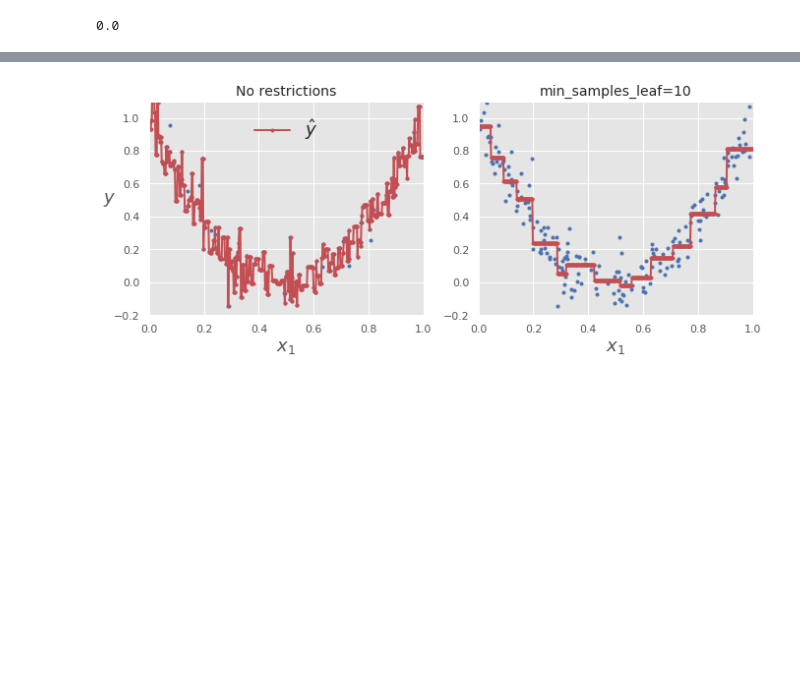
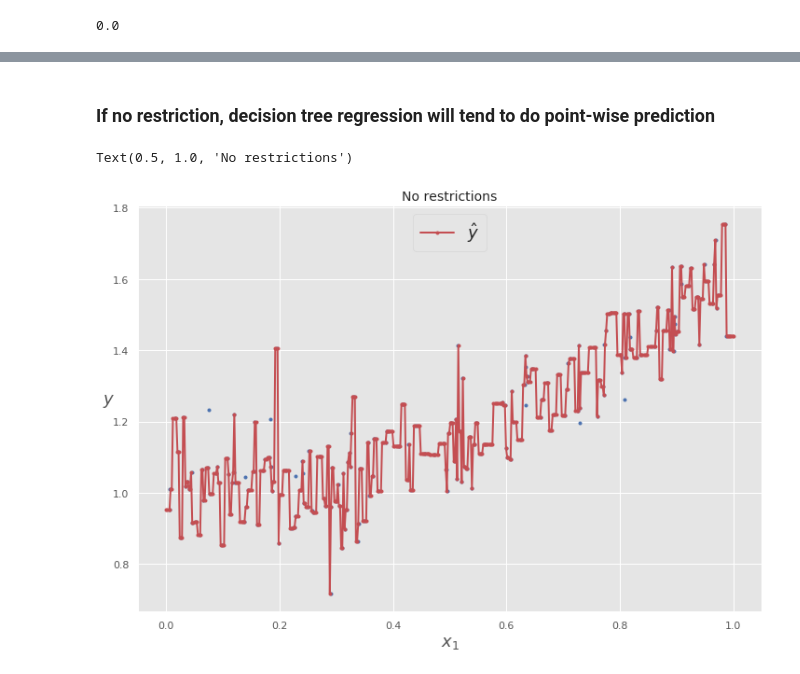
Before and after one commit to wrk1231/DataAnalysis-ML, a Jupyter notebook: Decision Tree.ipynb, the cells around one changed output, grey strips where cells are left out. Cells and saved outputs as stored; diff of their text form; code cells hidden in the pictures; blank space fills up the shorter version.

```diff
--- a/Decision Tree.ipynb
+++ b/Decision Tree.ipynb
@@ -326,31 +341,34 @@ plt.show()
-# %%
-tree_reg1 = DecisionTreeRegressor(random_state=42)
-tree_reg2 = DecisionTreeRegressor(random_state=42, min_samples_leaf=10)
-tree_reg1.fit(X, y)
-tree_reg2.fit(X, y)
-
-x1 = np.linspace(0, 1, 500).reshape(-1, 1)
-y_pred1 = tree_reg1.predict(x1)
-y_pred2 = tree_reg2.predict(x1)
-
-plt.figure(figsize=(11, 4))
-
-plt.subplot(121)
-plt.plot(X, y, "b.")
-plt.plot(x1, y_pred1, "r.-", linewidth=2, label=r"$\hat{y}$")
-plt.axis([0, 1, -0.2, 1.1])
-plt.xlabel("$x_1$", fontsize=18)
-plt.ylabel("$y$", fontsize=18, rotation=0)
-plt.legend(loc="upper center", fontsize=18)
-plt.title("No restrictions", fontsize=14)
-
-plt.subplot(122)
-plt.plot(X, y, "b.")
-plt.plot(x1, y_pred2, "r.-", linewidth=2, label=r"$\hat{y}$")
-plt.axis([0, 1, -0.2, 1.1])
-plt.xlabel("$x_1$", fontsize=18)
-plt.title("min_samples_leaf={}".format(tree_reg2.min_samples_leaf), fontsize=14)
-
-plt.show()
-# %% [output]
-[figure, removed]
+# %% [markdown]
+### If no restriction, decision tree regression will tend to do point-wise prediction
+# %%
+np.random.seed(42)
+m = 200
+X = np.random.rand(m, 1)
+y = np.exp(0.5*X ** 2) + np.random.randn(m, 1) / 10
+# %%
+ ## un-regularized
+tree_reg_unregularized = DecisionTreeRegressor(random_state=42)
+## regularized with min sample leaf rather than depth of the tree
+tree_reg_min10leaf = DecisionTreeRegressor(random_state=42, min_samples_leaf=10)
+tree_reg_unregularized.fit(X, y)
+tree_reg_min10leaf.fit(X, y)
+
+x1 = np.linspace(0, 1, 500).reshape(-1, 1)
+y_pred_ur = tree_reg_unregularized.predict(x1)
+y_pred_r = tree_reg_min10leaf.predict(x1)
+# %%
+
+fig = plt.figure(figsize=(12,8))
+ax = plt.axes()
+
+
+ax.plot(X, y, "b.")
+ax.plot(x1, y_pred_ur, "r.-", linewidth=2, label=r"$\hat{y}$")
+
+ax.set_xlabel("$x_1$", fontsize=18)
+ax.set_ylabel("$y$", fontsize=18, rotation=0)
+ax.legend(loc="upper center", fontsize=18)
+ax.set_title("No restrictions", fontsize=14)
+# %% [output]
+Text(0.5, 1.0, 'No restrictions')
+[figure, added]
```
Also changed, not shown: parts of 13 cells of this notebook, 2 other files.
